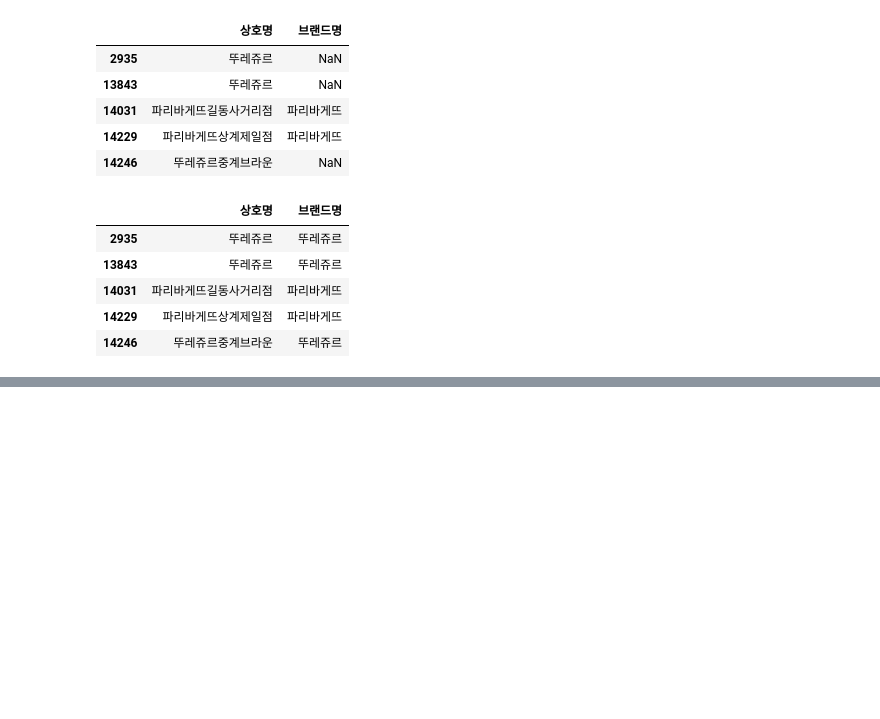
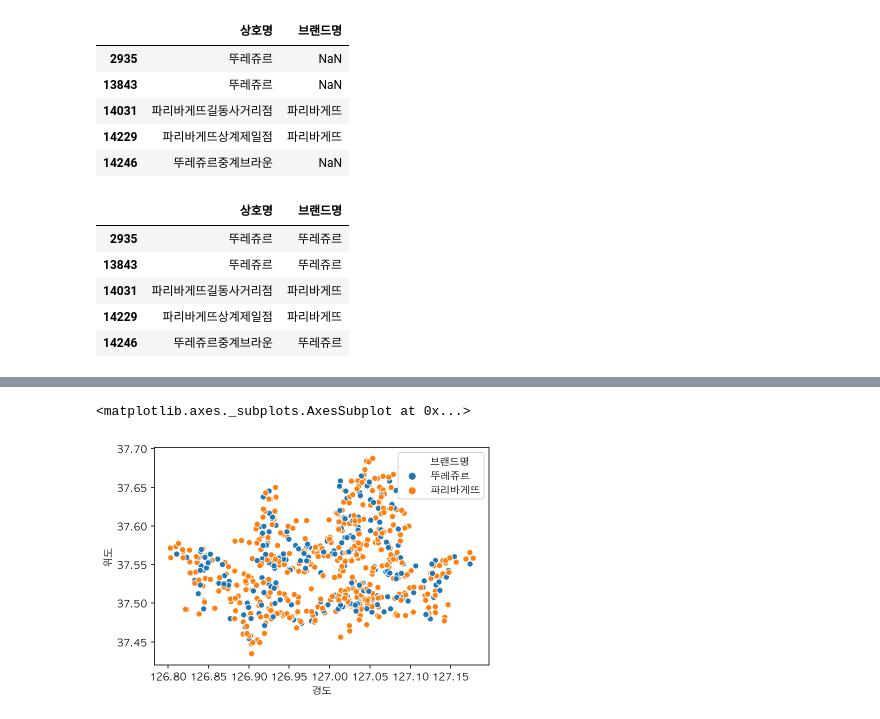
Before and after one commit to neverlish/Learned, a Jupyter notebook: data/inflearn-public-data-python/03-franchise-eda.ipynb, the cells around one changed output, grey strips where cells are left out. Cells and saved outputs as stored; diff of their text form; code cells hidden in the pictures; blank space fills up the shorter version.

```diff
--- a/data/inflearn-public-data-python/03-franchise-eda.ipynb
+++ b/data/inflearn-public-data-python/03-franchise-eda.ipynb
@@ -611,0 +643,7 @@ df_bread[['상호명', '브랜드명']].head()
+# %%
+# scatterplot 으로 위경도를 표현해 봅니다.
+
+sns.scatterplot(data=df_bread, x='경도', y='위도', hue='브랜드명')
+# %% [output]
+<matplotlib.axes._subplots.AxesSubplot at 0x...>
+[figure, added]
```
Also changed, not shown: parts of 6 cells of this notebook.
